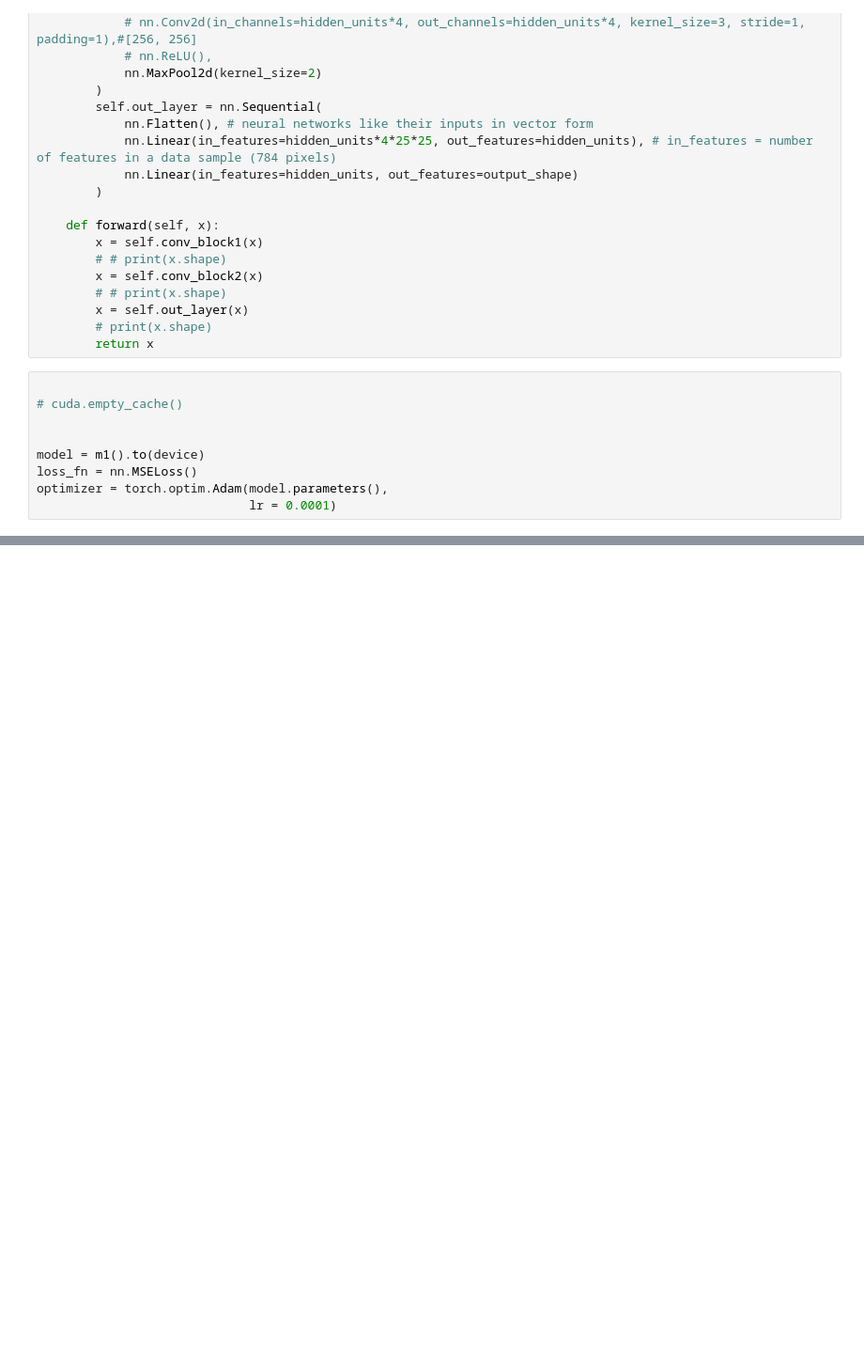
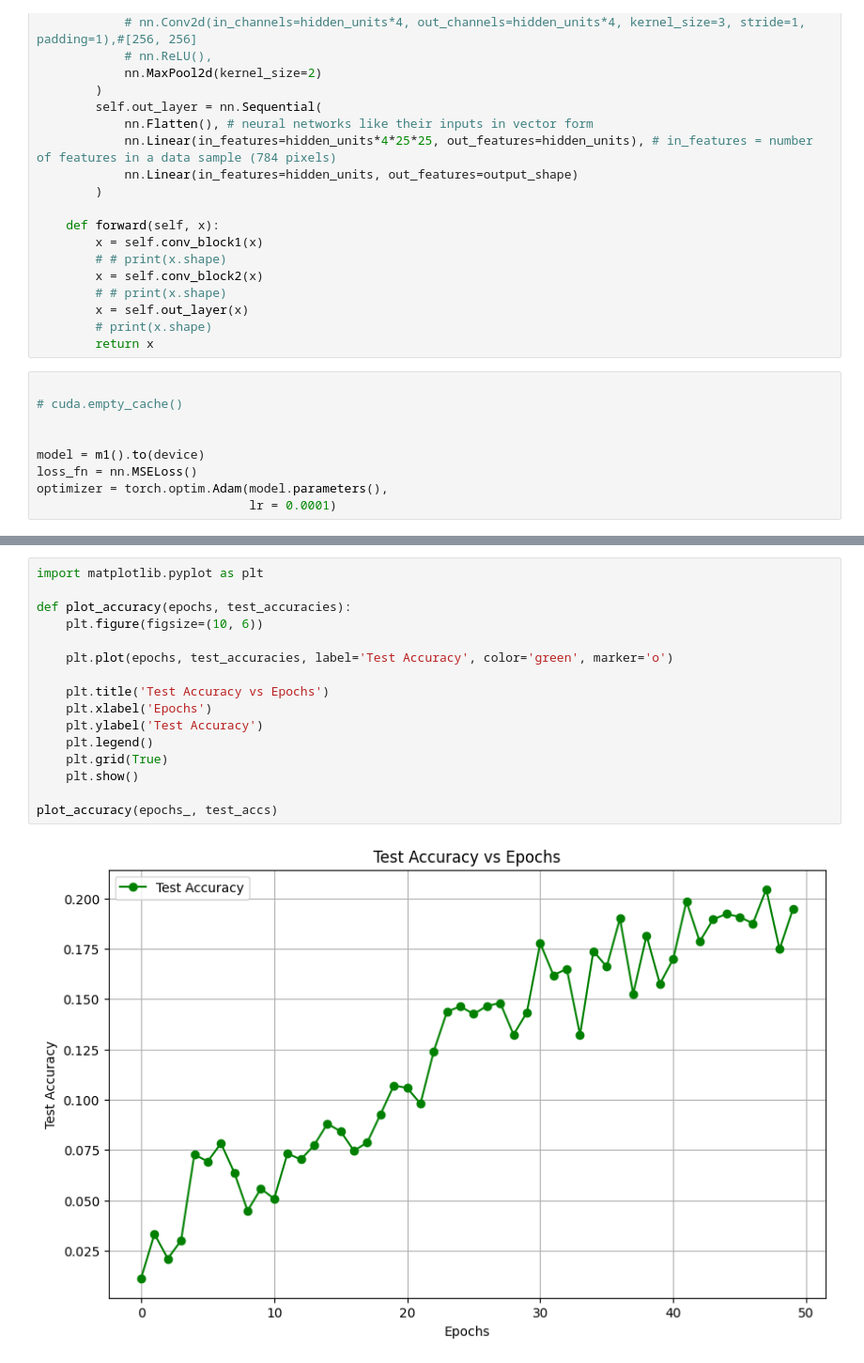
Before and after one commit to vaishnavi026/Circle-Detection-ML-Challenge-, a Jupyter notebook: notebook_using_fn.ipynb, the cells around one changed output, grey strips where cells are left out. Shown: that part at 94% size. Saved outputs shown, nothing was run; the diff lists cells and outputs as text; blank space fills up the shorter version.

```diff
--- a/notebook_using_fn.ipynb
+++ b/notebook_using_fn.ipynb
@@ -233,0 +186,18 @@ float
+# %%
+import matplotlib.pyplot as plt
+
+def plot_accuracy(epochs, test_accuracies):
+    plt.figure(figsize=(10, 6))
+
+    plt.plot(epochs, test_accuracies, label='Test Accuracy', color='green', marker='o')
+
+    plt.title('Test Accuracy vs Epochs')
+    plt.xlabel('Epochs')
+    plt.ylabel('Test Accuracy')
+    plt.legend()
+    plt.grid(True)
+    plt.show()
+
+plot_accuracy(epochs_, test_accs)
+# %% [output]
+[figure, added]
```
Also changed, not shown: parts of 8 cells of this notebook, 3 other files.
